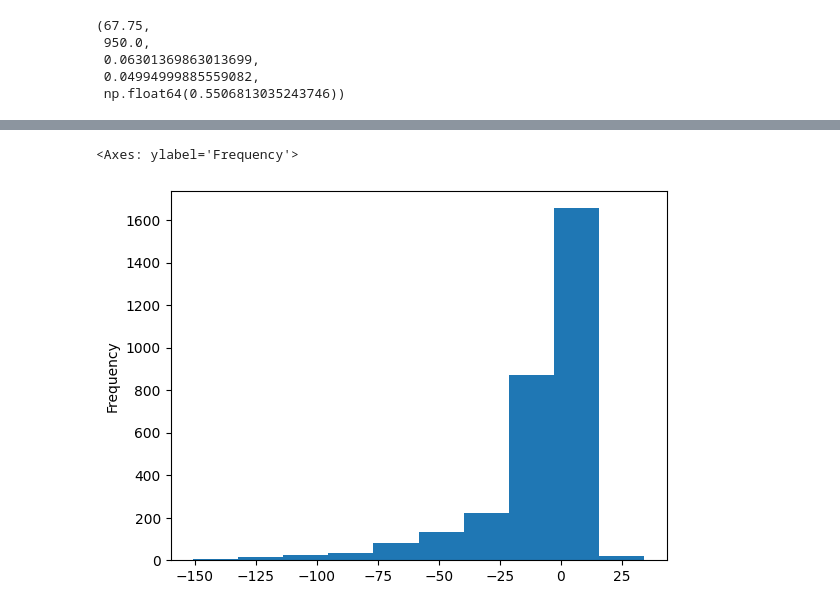
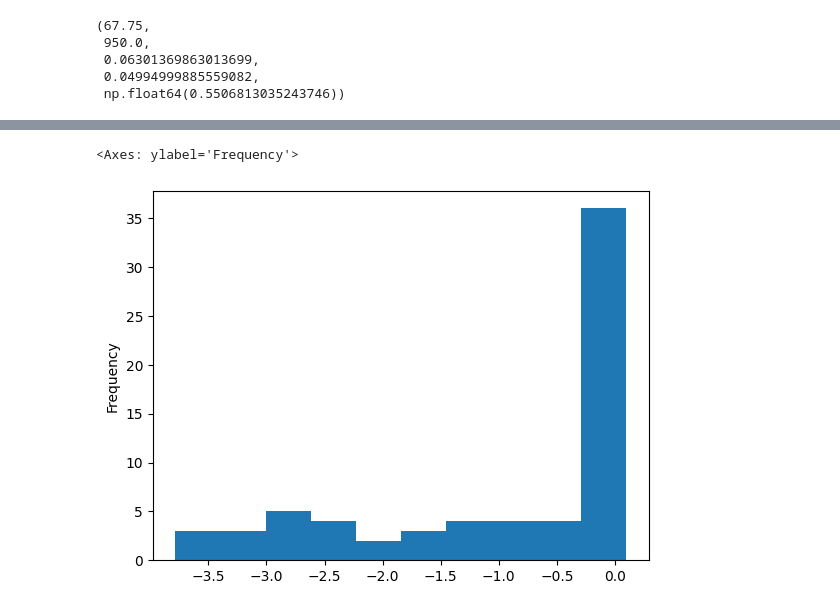
Before and after one commit to izzak98/opt-price, a Jupyter notebook: spde_eval.ipynb, the cells around one changed output, grey strips where cells are left out. Cells and saved outputs as stored; diff of their text form; code cells hidden in the pictures.

```diff
--- a/spde_eval.ipynb
+++ b/spde_eval.ipynb
@@ -454,2 +469,0 @@ q_storm_inps.sample(5)
-# %%
-q_storm_inps["diff"] = (q_storm_inps["V"]  - q_storm_inps["price"])
@@ -492,5 +470,5 @@ q_storm_inps.loc[q_storm_inps["ticker"] == "GME"].sort_values("V", ascending=Fal
 # %%
-q_storm_inps["diff"].plot(kind='hist')
+q_storm_inps["diff"].loc[q_storm_inps["ticker"] == "BB"].plot(kind='hist')
 # %% [output]
 <Axes: ylabel='Frequency'>
-[figure, old version]
+[figure, new version]
```
Also changed, not shown: parts of 14 cells of this notebook.
